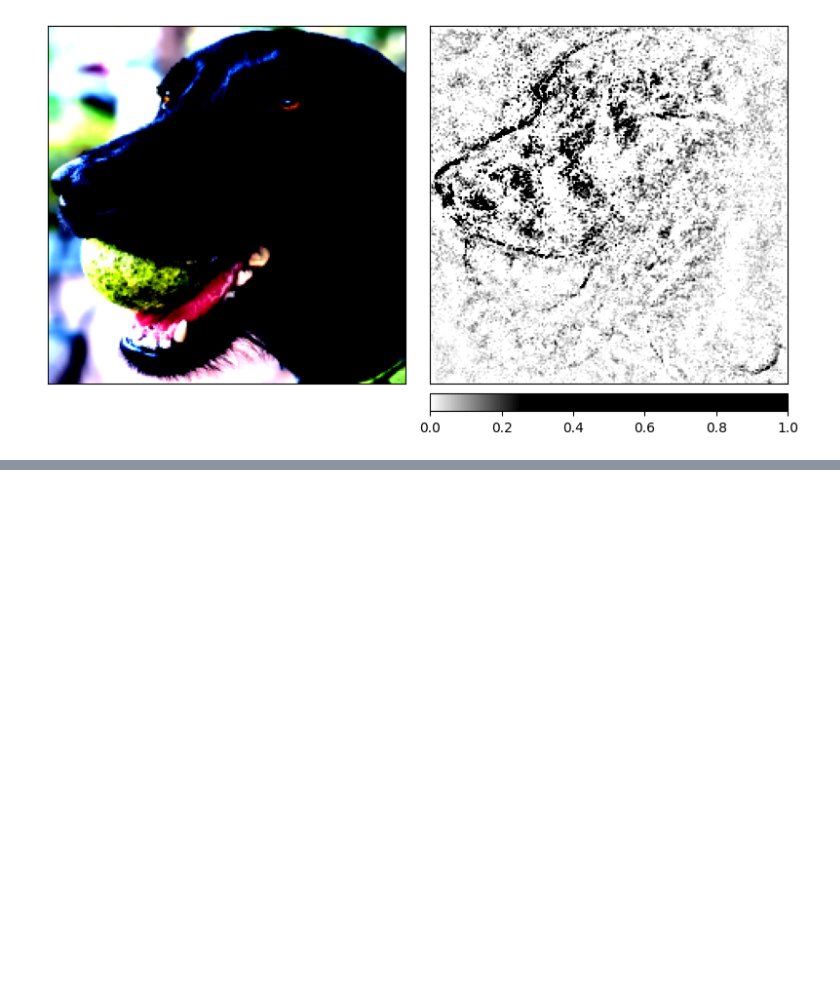
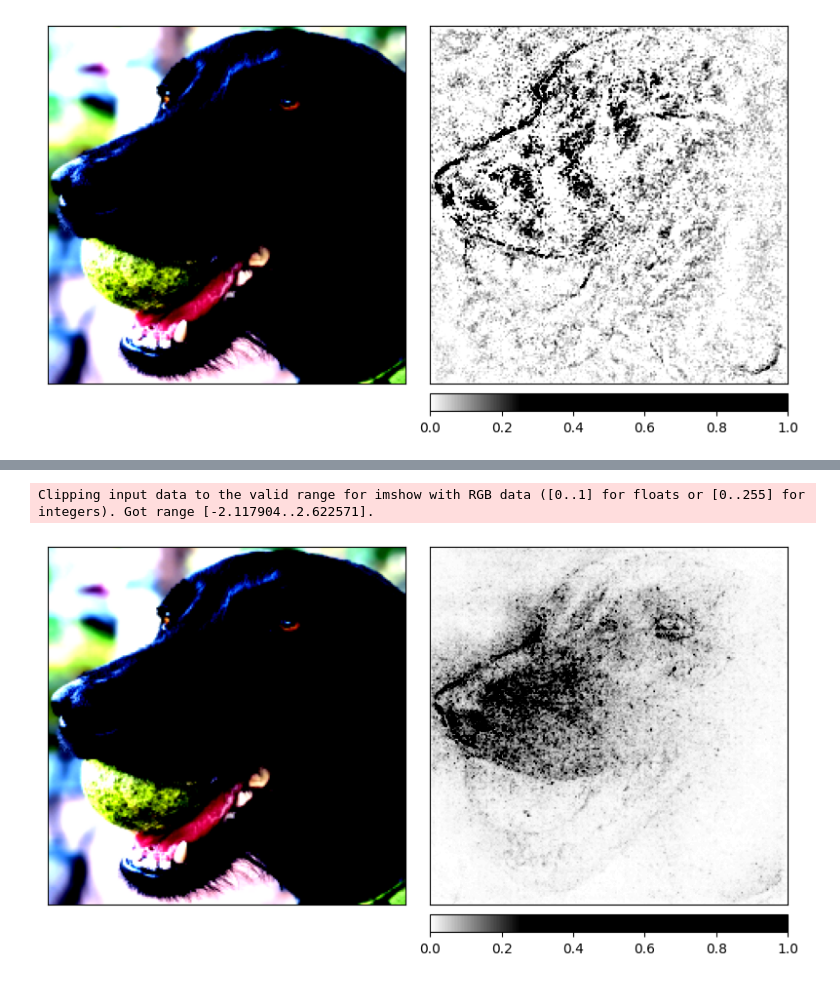
Before and after one commit to ZacCarrico/mlops_genai_2024, a Jupyter notebook: gradient_based_interp.ipynb, the cells around one changed output, grey strips where cells are left out. Saved outputs shown, nothing was run; the diff lists cells and outputs as text; code cells hidden in the pictures; blank space fills up the shorter version.

```diff
--- a/gradient_based_interp.ipynb
+++ b/gradient_based_interp.ipynb
@@ -171,3 +170,17 @@ Clipping input data to the valid range for imshow with RGB data ([0..1] for floa
+# %%
+noise_tunnel = NoiseTunnel(ig)
+
+attributions_ig_nt = noise_tunnel.attribute(input_tensor, nt_type='smoothgrad_sq', nt_samples_batch_size=NT_SAMPLES_BATCH_SIZE, nt_samples=20, target=205)
+transposed_attr_ig_nt = np.transpose(attributions_ig_nt.squeeze().numpy(), (1,2,0))
+_ = viz.visualize_image_attr_multiple(transposed_attr_ig_nt,
+                                      transposed_image,
+                                      ["original_image", "heat_map"],
+                                      ["all", "positive"],
+                                      cmap=default_cmap,
+                                      show_colorbar=True)
+# %% [output]
+Clipping input data to the valid range for imshow with RGB data ([0..1] for floats or [0..255] for integers). Got range [-2.117904..2.622571].
+[figure, added]
 # %%
 # use captum grad-cam to visualize the model's attention for a different class
 from captum.attr import GuidedGradCam
```
Also changed, not shown: parts of 7 cells of this notebook.
